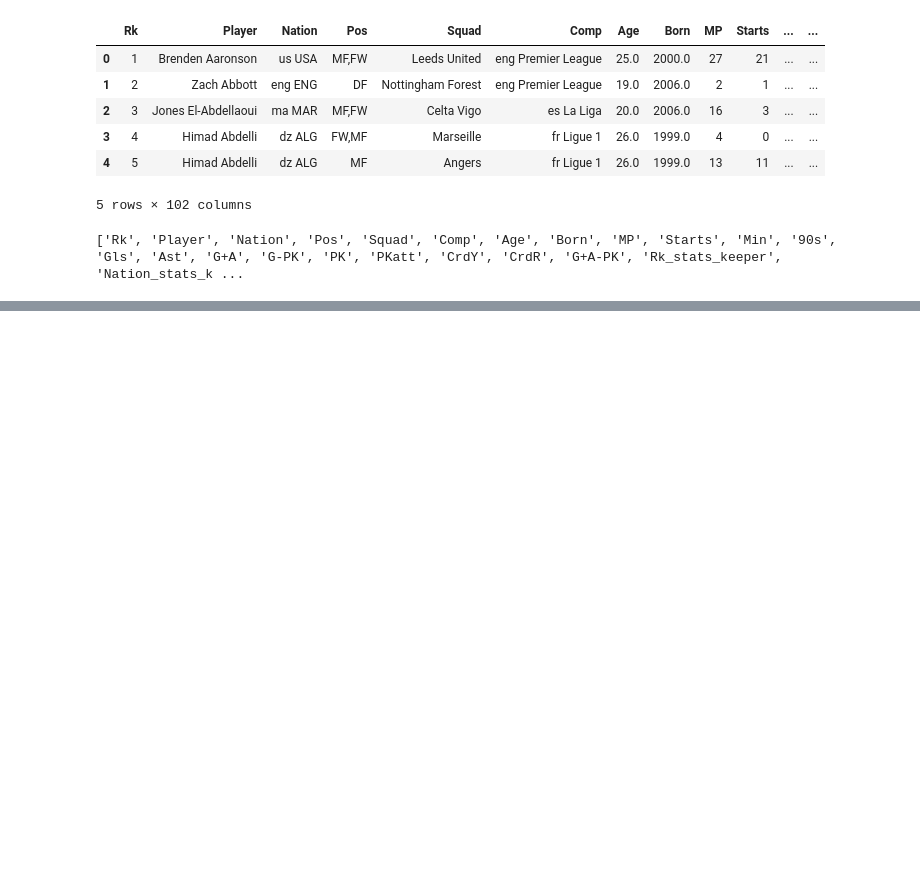
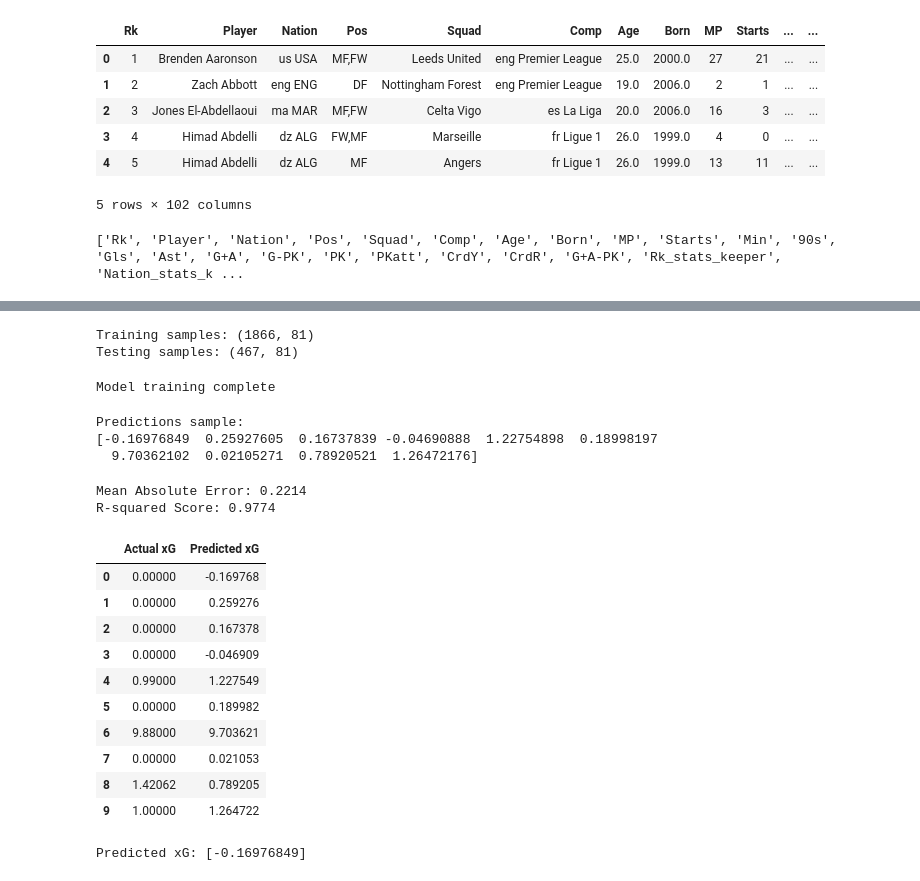
Before and after one commit to KzZe-Sama/ML-GroupProjectWSU, a Jupyter notebook: file.ipynb, the cells around one changed output, grey strips where cells are left out. Drawn from its saved outputs; the diff is of its cells as text; code cells hidden in the pictures; blank space fills up the shorter version.

```diff
--- a/file.ipynb
+++ b/file.ipynb
@@ -40,0 +60,12 @@ print(features.columns.tolist())
+# %%
+# 5. Train-Test Split
+from sklearn.model_selection import train_test_split
+X_train, X_test, y_train, y_test = train_test_split(
+    X, y, test_size=0.2, random_state=42
+)
+
+print("Training samples:", X_train.shape)
+print("Testing samples:", X_test.shape)
+# %% [output]
+Training samples: (1866, 81)
+Testing samples: (467, 81)
@@ -40,0 +81,64 @@ print(features.columns.tolist())
+# %%
+from sklearn.linear_model import LinearRegression
+
+
+model = LinearRegression()
+
+model.fit(X_train_scaled, y_train)
+
+print("Model training complete")
+# %% [output]
+Model training complete
+# %%
+y_pred = model.predict(X_test_scaled)
+
+print("Predictions sample:")
+print(y_pred[:10])
+# %% [output]
+Predictions sample:
+[-0.16976849  0.25927605  0.16737839 -0.04690888  1.22754898  0.18998197
+  9.70362102  0.02105271  0.78920521  1.26472176]
+# %%
+from sklearn.metrics import mean_absolute_error, r2_score
+import matplotlib.pyplot as plt
+import seaborn as sns
+
+# Make predictions
+y_pred = model.predict(X_test_scaled)
+
+# Calculate metrics
+mae = mean_absolute_error(y_test, y_pred)
+r2 = r2_score(y_test, y_pred)
+
+print(f"Mean Absolute Error: {mae:.4f}")
+print(f"R-squared Score: {r2:.4f}")
+# %% [output]
+Mean Absolute Error: 0.2214
+R-squared Score: 0.9774
+# %%
+results = pd.DataFrame({
+    "Actual xG": y_test.values,
+    "Predicted xG": y_pred
+})
+
+results.head(10)
+# %% [output]
+|  | Actual xG | Predicted xG |
+| 0 | 0.00000 | -0.169768 |
+| 1 | 0.00000 | 0.259276 |
+| 2 | 0.00000 | 0.167378 |
+| 3 | 0.00000 | -0.046909 |
+| 4 | 0.99000 | 1.227549 |
+| 5 | 0.00000 | 0.189982 |
+| 6 | 9.88000 | 9.703621 |
+| 7 | 0.00000 | 0.021053 |
+| 8 | 1.42062 | 0.789205 |
+| 9 | 1.00000 | 1.264722 |
+# %%
+new_player = X_test.iloc[0:1]
+
+predicted_xg = model.predict(scaler.transform(new_player))
+
+print("Predicted xG:", predicted_xg)
+# %% [output]
+Predicted xG: [-0.16976849]
```
Also changed, not shown: parts of 9 cells of this notebook.
